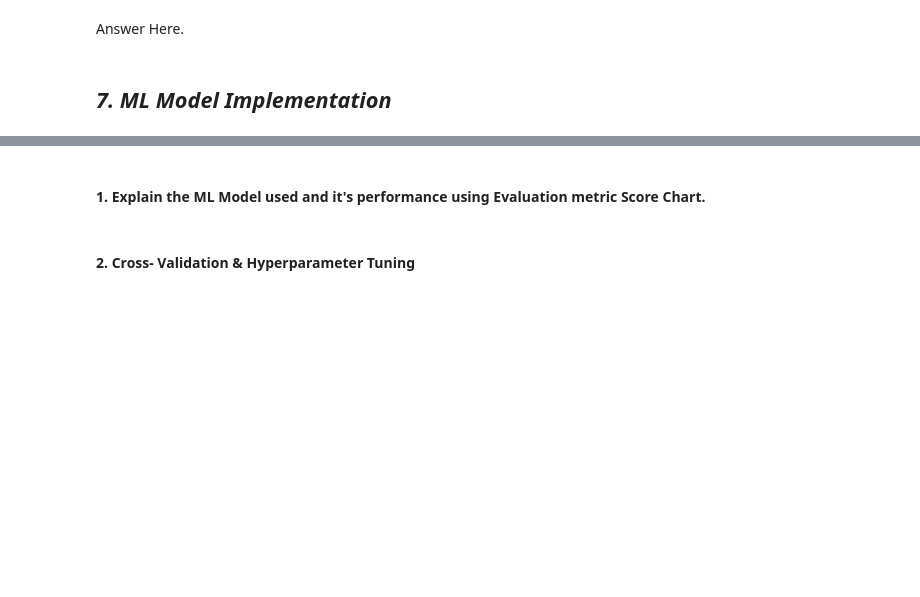
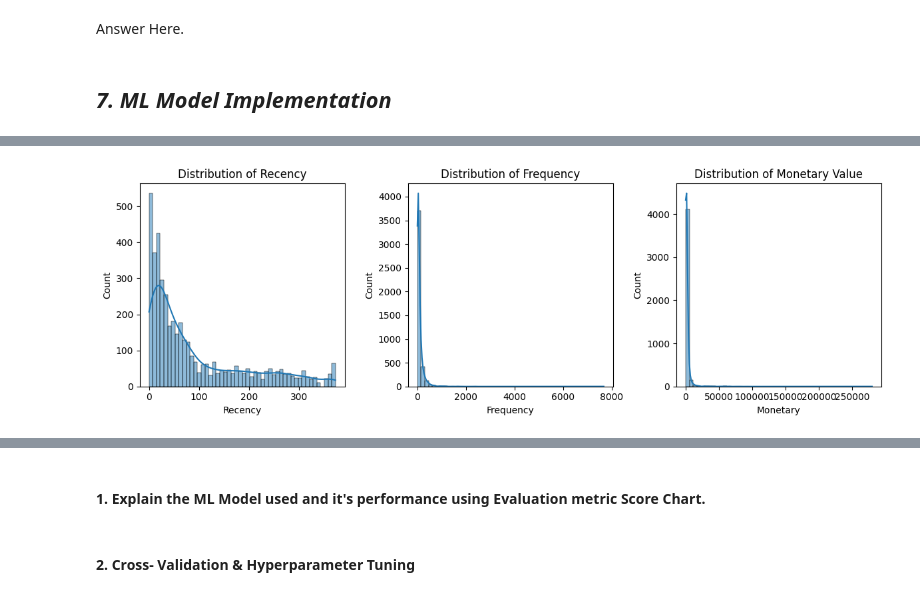
Before and after one commit to akshat-mishra-ds/Myntra-Online-Retail-Customer-Segmentation, a Jupyter notebook: Myntra_Online_Retail_Customer_Segmentation.ipynb, the cells around one changed output, grey strips where cells are left out. Drawn from its saved outputs; the diff is of its cells as text; code cells hidden in the pictures; blank space fills up the shorter version.

```diff
--- a/Myntra_Online_Retail_Customer_Segmentation.ipynb
+++ b/Myntra_Online_Retail_Customer_Segmentation.ipynb
@@ -1020,0 +999,5 @@ Answer Here.
+# %%
+""" Setting Latest date as 2011-12-10 because last invoice date was 2011-12-09.
+Adding one extra day to ensure all calculations consider transactions up to the last full day. """
+
+Latest_Date = dt.datetime(2011,12,10)
@@ -1020,0 +1008,21 @@ Answer Here.
+# %%
+# ----------- Calculating RFM (Recency, Frequency and Monetary Value) ---------- #
+
+# Recency = Latest Date - Last Inovice Data,
+# Frequency = count of invoice no. of transaction(s),
+# Monetary = Sum of Total Amount for each customer
+
+# Calculate RFM Scores for each customer
+rfm_df = Myntra_df.groupby('CustomerID').agg({'InvoiceDate': lambda x: (Latest_Date - x.max()).days,
+                                              'InvoiceNo': lambda x: len(x),
+                                              'Purchase_Amount': lambda x: x.sum()})
+
+# Convert Invoice Date into type int
+rfm_df['InvoiceDate'] = rfm_df['InvoiceDate'].astype(int)
+
+# Rename column names to Recency, Frequency and Monetary
+rfm_df.rename(columns={'InvoiceDate': 'Recency',
+                         'InvoiceNo': 'Frequency',
+                         'Purchase_Amount': 'Monetary'}, inplace=True)
+
+rfm_df.reset_index().head()
@@ -1020,0 +1036,20 @@ Answer Here.
+# %%
+# Recency, Frequency and Monetary DIstribution plot
+plt.figure(figsize=(12, 4))
+
+plt.subplot(1, 3, 1)
+sns.histplot(rfm_df['Recency'], bins=50, kde=True)
+plt.title('Distribution of Recency')
+
+plt.subplot(1, 3, 2)
+sns.histplot(rfm_df['Frequency'], bins=50, kde=True)
+plt.title('Distribution of Frequency')
+
+plt.subplot(1, 3, 3)
+sns.histplot(rfm_df['Monetary'], bins=50, kde=True)
+plt.title('Distribution of Monetary Value')
+
+plt.tight_layout()
+plt.show()
+# %% [output]
+[figure, added]
```
Also changed, not shown: parts of 50 cells of this notebook.
